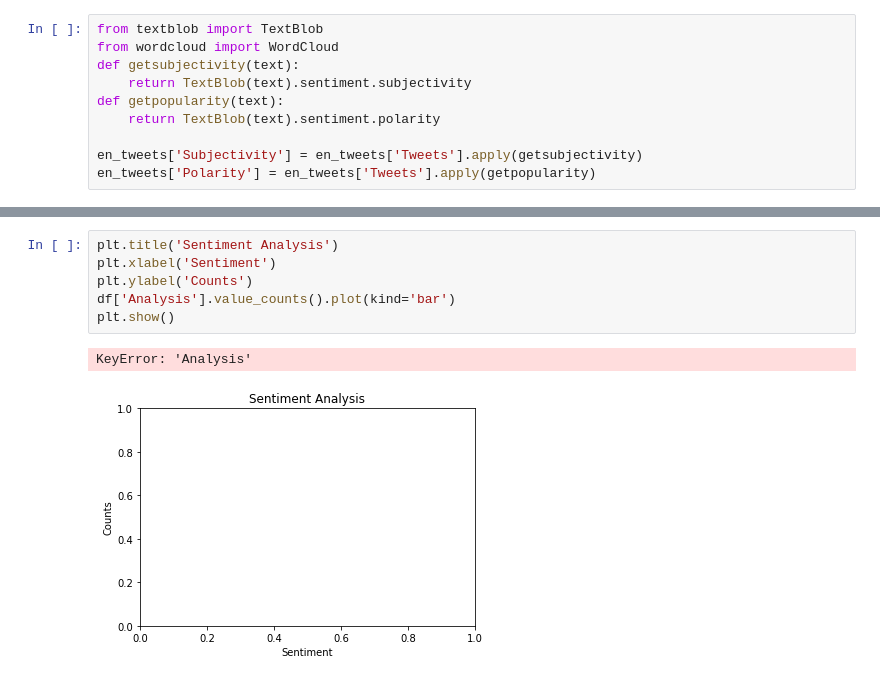
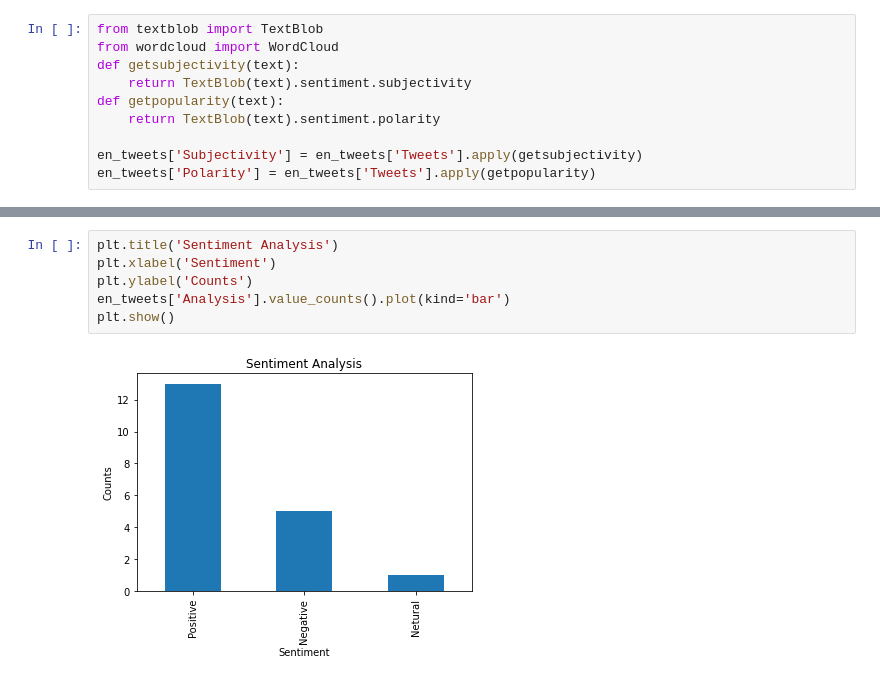
Before and after one commit to ahmadmujahid414/Twitter-Scrapping-using-Twint, a Jupyter notebook: Twitter Scrapper .ipynb, the cells around one changed output, grey strips where cells are left out. Drawn from its saved outputs; the diff is of its cells as text.

```diff
--- a/Twitter Scrapper .ipynb
+++ b/Twitter Scrapper .ipynb
@@ -281,9 +304,8 @@ plt.show()
 # %%
 plt.title('Sentiment Analysis')
 plt.xlabel('Sentiment')
 plt.ylabel('Counts')
-df['Analysis'].value_counts().plot(kind='bar')
+en_tweets['Analysis'].value_counts().plot(kind='bar')
 plt.show()
 # %% [output]
-KeyError: 'Analysis'
-[figure, old version]
+[figure, new version]
```
Also changed, not shown: parts of 15 cells of this notebook, 1 other file.
